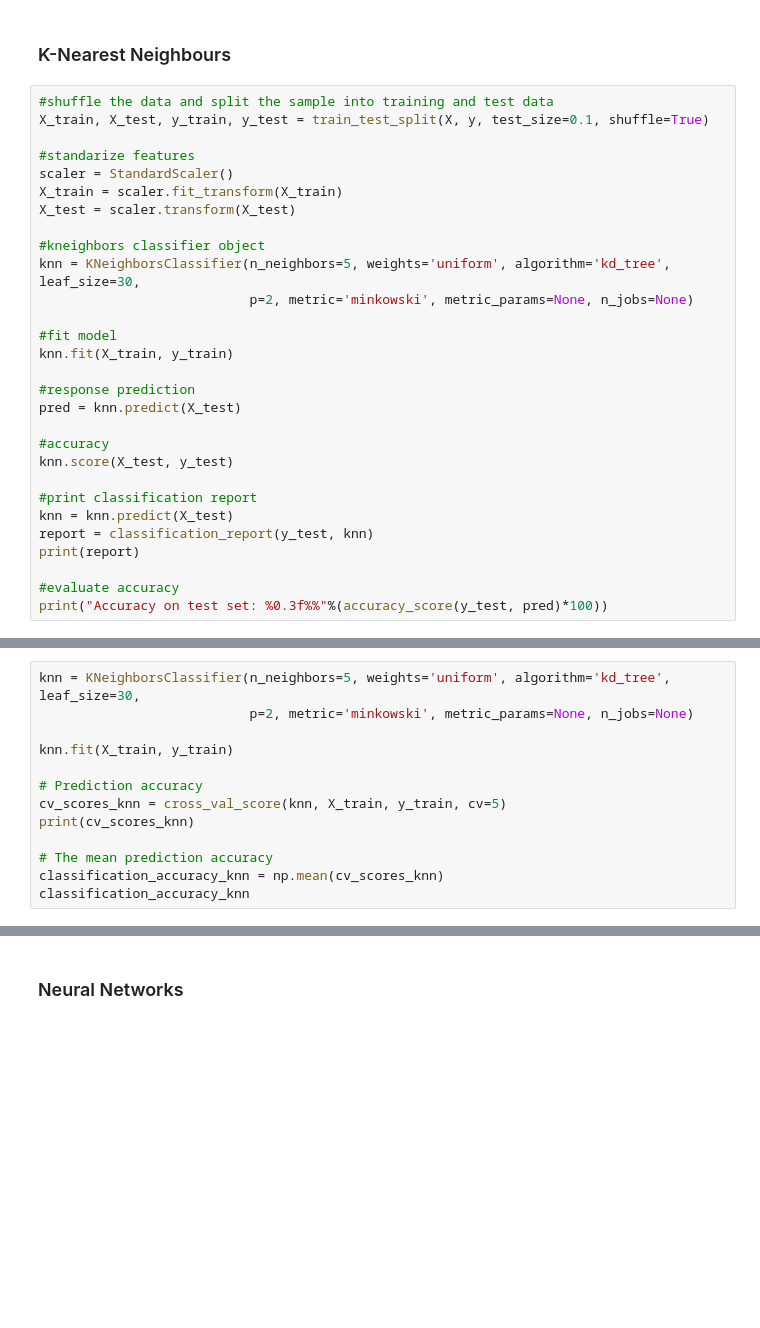
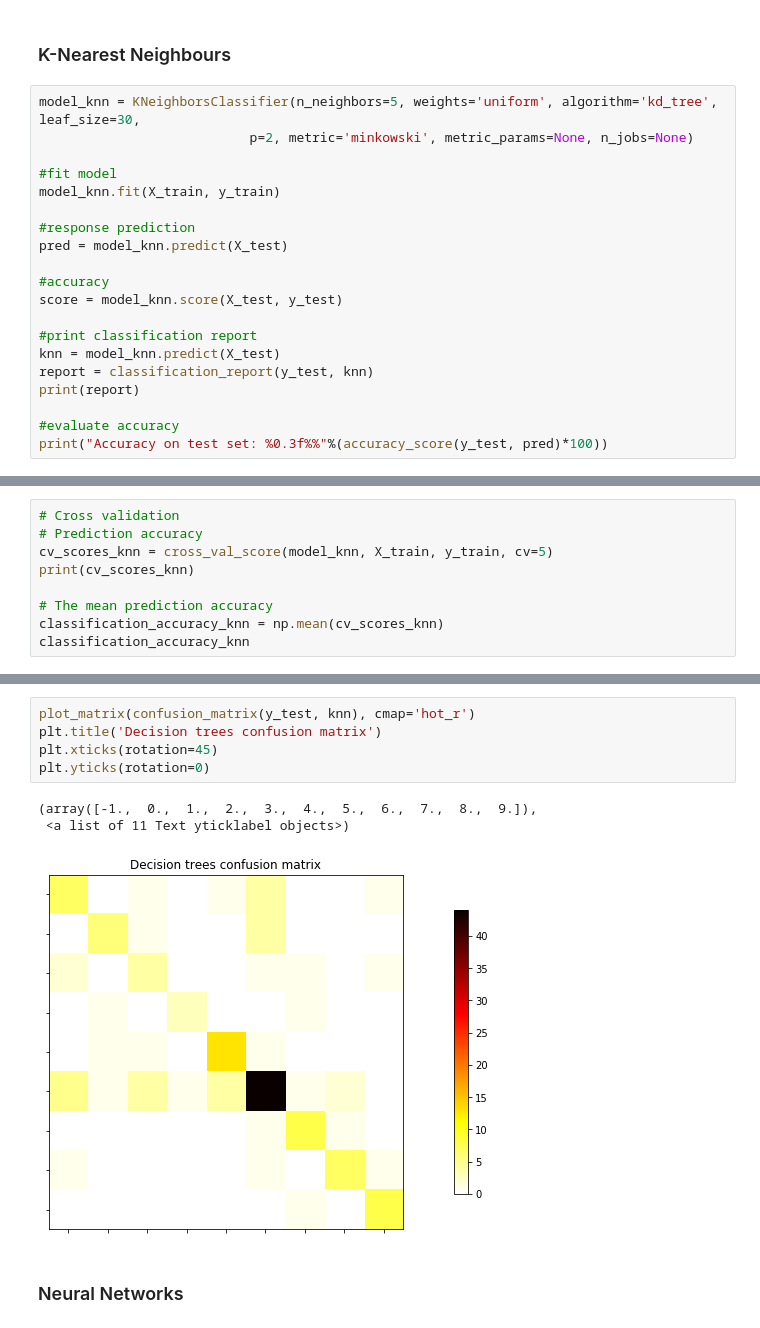
Before and after one commit to brainhack-school2020/BHS_project_SRastegarnia, a Jupyter notebook: Classifiers.ipynb, the cells around one changed output, grey strips where cells are left out. Drawn from its saved outputs; the diff is of its cells as text; blank space fills up the shorter version.

```diff
--- a/Classifiers.ipynb
+++ b/Classifiers.ipynb
@@ -150,29 +195,20 @@ print(prediction_accuracy_mnb)
 # %% [markdown]
 ### K-Nearest Neighbours
 # %%
-#shuffle the data and split the sample into training and test data
-X_train, X_test, y_train, y_test = train_test_split(X, y, test_size=0.1, shuffle=True)
-
-#standarize features
-scaler = StandardScaler()
-X_train = scaler.fit_transform(X_train)
-X_test = scaler.transform(X_test)
-
-#kneighbors classifier object
-knn = KNeighborsClassifier(n_neighbors=5, weights='uniform', algorithm='kd_tree', leaf_size=30,
+model_knn = KNeighborsClassifier(n_neighbors=5, weights='uniform', algorithm='kd_tree', leaf_size=30,
                            p=2, metric='minkowski', metric_params=None, n_jobs=None)
 
 #fit model
-knn.fit(X_train, y_train)
+model_knn.fit(X_train, y_train)
 
 #response prediction
-pred = knn.predict(X_test)
+pred = model_knn.predict(X_test)
 
 #accuracy
-knn.score(X_test, y_test)
+score = model_knn.score(X_test, y_test)
 
 #print classification report
-knn = knn.predict(X_test)
+knn = model_knn.predict(X_test)
 report = classification_report(y_test, knn)
 print(report)
 
@@ -199,11 +235,7 @@ Accuracy on test set: 72.603%
 # %%
-knn = KNeighborsClassifier(n_neighbors=5, weights='uniform', algorithm='kd_tree', leaf_size=30,
-                           p=2, metric='minkowski', metric_params=None, n_jobs=None)
-
-knn.fit(X_train, y_train)
-
+# Cross validation
 # Prediction accuracy
-cv_scores_knn = cross_val_score(knn, X_train, y_train, cv=5)
+cv_scores_knn = cross_val_score(model_knn, X_train, y_train, cv=5)
 print(cv_scores_knn)
 
 # The mean prediction accuracy
@@ -220,3 +252,12 @@ print(prediction_accuracy_knn)
+# %%
+plot_matrix(confusion_matrix(y_test, knn), cmap='hot_r')
+plt.title('Decision trees confusion matrix')
+plt.xticks(rotation=45)
+plt.yticks(rotation=0)
+# %% [output]
+(array([-1.,  0.,  1.,  2.,  3.,  4.,  5.,  6.,  7.,  8.,  9.]),
+ <a list of 11 Text yticklabel objects>)
+[figure, added]
 # %% [markdown]
 ### Neural Networks
 # %%
```
Also changed, not shown: parts of 31 cells of this notebook, 1 other file.
